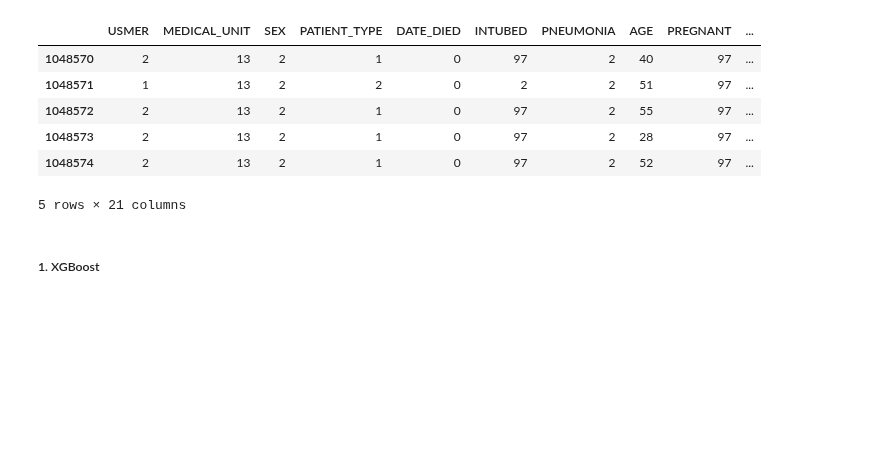
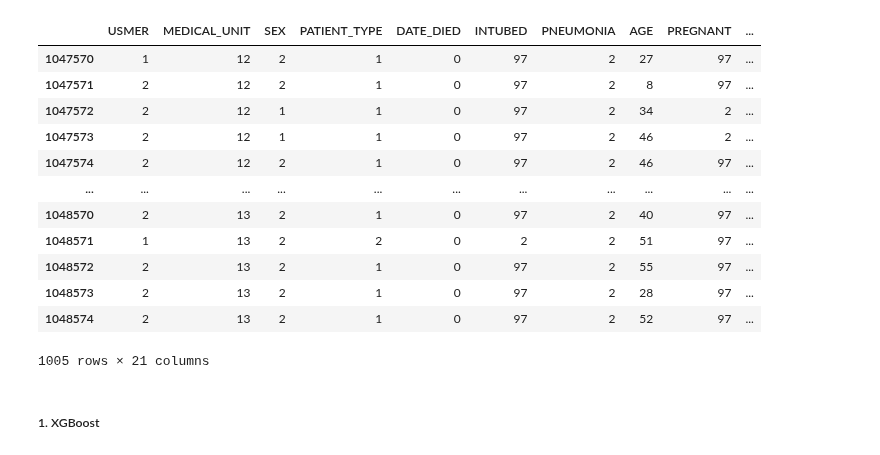
Before and after one commit to PeterOstr/pollock, a Jupyter notebook: request_training.ipynb, the cells around one changed output. Cells and saved outputs as stored; diff of their text form; code cells hidden in the pictures; blank space fills up the shorter version.

```diff
--- a/request_training.ipynb
+++ b/request_training.ipynb
@@ -16,23 +17,31 @@ local_dir = ('C:/Users/Peter/DataspellProjects/pollock/')
 # %%
 data = pd.read_csv('data/original/Covid_data_full.csv')
 # we use only part of data which was not used in training and validation
 # data = data.iloc[900000:]
-data = data.iloc[1048570:]
+data = data.iloc[1047570:]
+
+
 
 
 # let's make this classification task
 
 data.loc[~data['DATE_DIED'].isin(['9999-99-99']), 'DATE_DIED'] = 1 #checks if the  column is not in the list ['9999-99-99'].
 data.loc[data['DATE_DIED'] == '9999-99-99', 'DATE_DIED'] = 0
 
 
 data
 # %% [output]
 |  | USMER | MEDICAL_UNIT | SEX | PATIENT_TYPE | DATE_DIED | INTUBED | PNEUMONIA | AGE | PREGNANT | ... |
+| 1047570 | 1 | 12 | 2 | 1 | 0 | 97 | 2 | 27 | 97 | ... |
+| 1047571 | 2 | 12 | 2 | 1 | 0 | 97 | 2 | 8 | 97 | ... |
+| 1047572 | 2 | 12 | 1 | 1 | 0 | 97 | 2 | 34 | 2 | ... |
+| 1047573 | 2 | 12 | 1 | 1 | 0 | 97 | 2 | 46 | 2 | ... |
+| 1047574 | 2 | 12 | 2 | 1 | 0 | 97 | 2 | 46 | 97 | ... |
+| ... | ... | ... | ... | ... | ... | ... | ... | ... | ... | ... |
 | 1048570 | 2 | 13 | 2 | 1 | 0 | 97 | 2 | 40 | 97 | ... |
 | 1048571 | 1 | 13 | 2 | 2 | 0 | 2 | 2 | 51 | 97 | ... |
 | 1048572 | 2 | 13 | 2 | 1 | 0 | 97 | 2 | 55 | 97 | ... |
 | 1048573 | 2 | 13 | 2 | 1 | 0 | 97 | 2 | 28 | 97 | ... |
 | 1048574 | 2 | 13 | 2 | 1 | 0 | 97 | 2 | 52 | 97 | ... |
-5 rows × 21 columns
+1005 rows × 21 columns
 # %%
```
Also changed, not shown: parts of 10 cells of this notebook, 5 other files.
